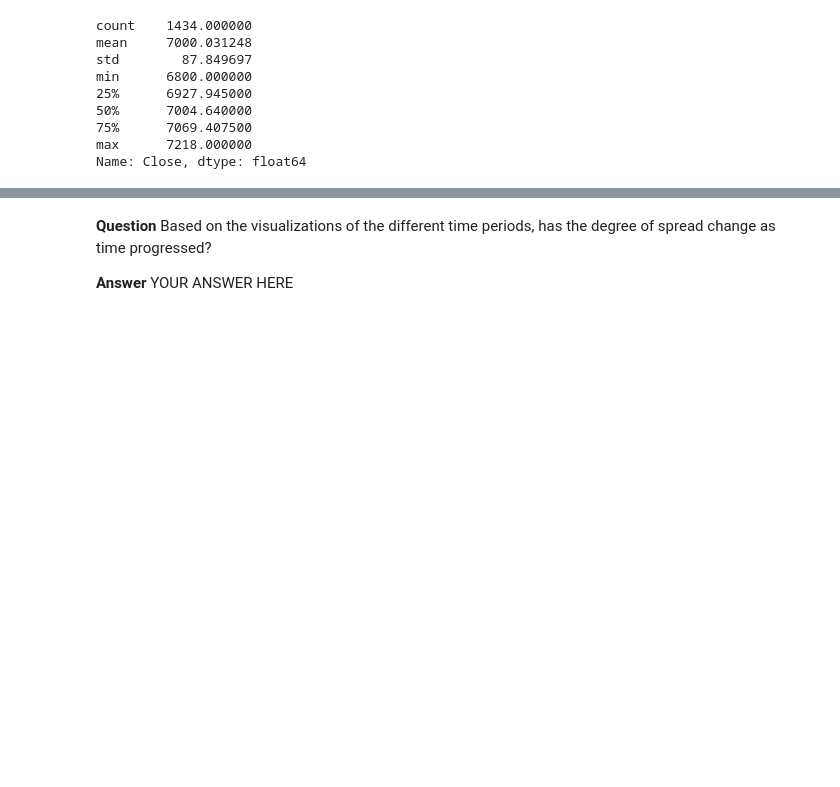
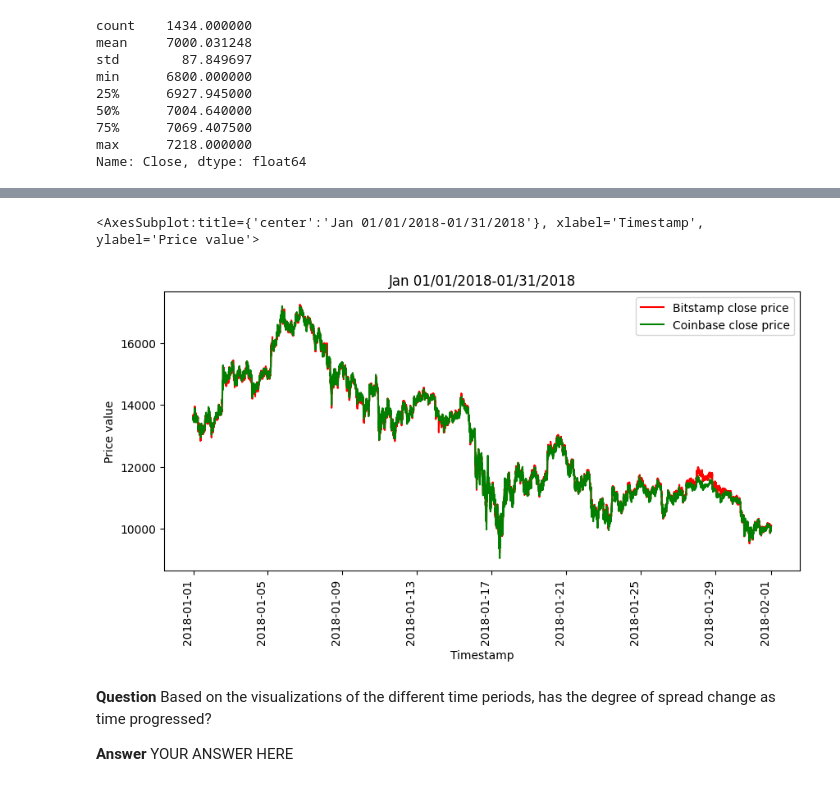
Before and after one commit to jha-ayush/ucb_fintech, a Jupyter notebook: Module_03_Quantitative_analysis_arbitrage_jupyterlab/crypto_arbitrage.ipynb, the cells around one changed output, grey strips where cells are left out. Drawn from its saved outputs; the diff is of its cells as text; code cells hidden in the pictures; blank space fills up the shorter version.

```diff
--- a/Module_03_Quantitative_analysis_arbitrage_jupyterlab/crypto_arbitrage.ipynb
+++ b/Module_03_Quantitative_analysis_arbitrage_jupyterlab/crypto_arbitrage.ipynb
@@ -447,5 +477,10 @@ coinbase_sliced.plot(figsize=(10,5),rot=(90),kind="line",title="Coinbase",xlabel
 # %%
 # Using the loc and plot functions, create an overlay plot that visualizes
 # the price action of both DataFrames for a one month period early in the dataset
 # Be sure to include the parameters: legend, figure size, title, and color and label
 # YOUR CODE HERE
+bitstamp_df.loc["2018-01-01":"2018-01-31","Close"].plot(figsize=(10,5),rot=(90),kind="line",title="Bitcoin pricing Jan 01/01/2018 - 01/31/2018",xlabel="Timestamp",ylabel="Price value",label="Bitstamp close price",legend=True,color="red")
+coinbase_df.loc["2018-01-01":"2018-01-31","Close"].plot(figsize=(10,5),rot=(90),kind="line",title="Bitcoin pricing Jan 01/01/2018 - 01/31/2018",xlabel="Timestamp",ylabel="Price value",label="Coinbase close price",legend=True,color="green")
+# %% [output]
+<AxesSubplot:title={'center':'Jan 01/01/2018-01/31/2018'}, xlabel='Timestamp', ylabel='Price value'>
+[figure, added]
```
Also changed, not shown: parts of 7 cells of this notebook, 1 other file.
